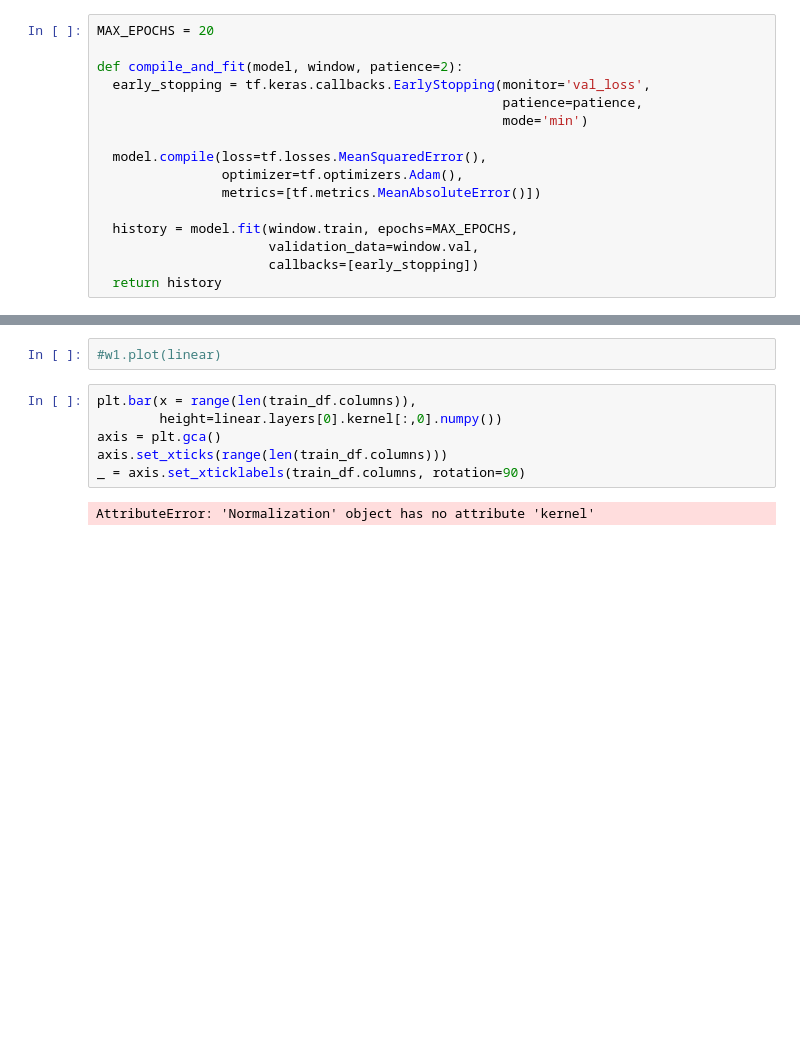
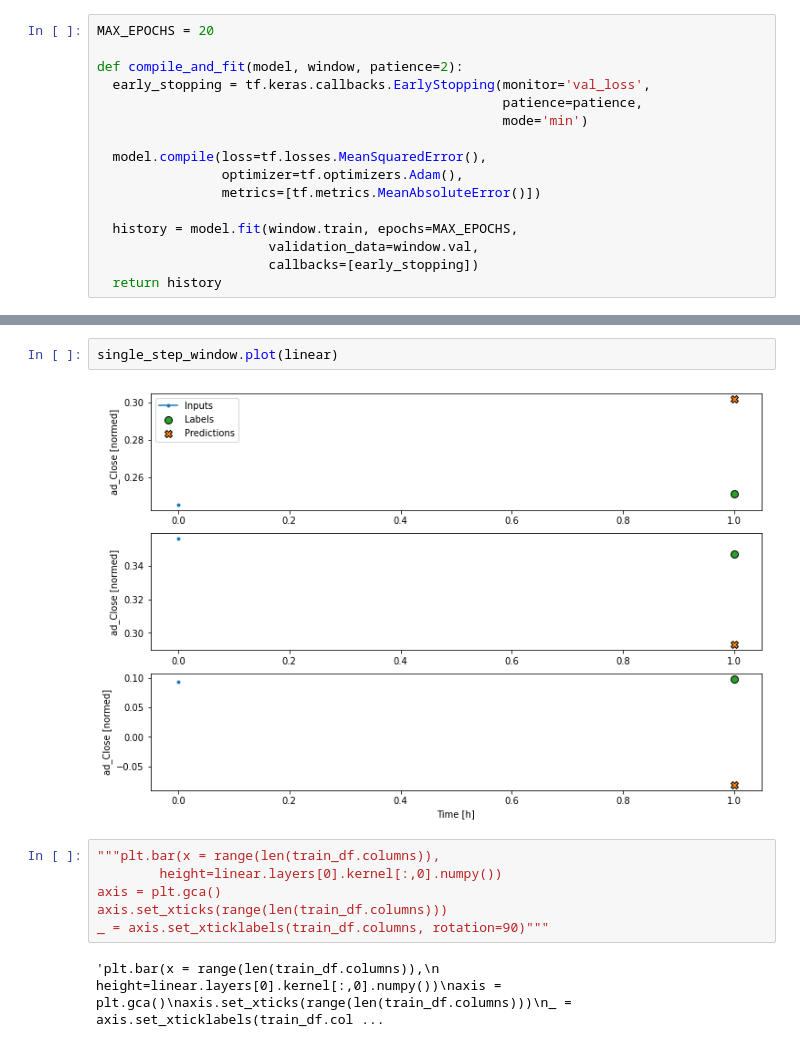
Before and after one commit to valentina-bec/tokyo-stock-exchange, a Jupyter notebook: notebooks/model_tf_adapted.ipynb, the cells around one changed output, grey strips where cells are left out. Saved outputs shown, nothing was run; the diff lists cells and outputs as text; blank space fills up the shorter version.

Commit message:
single step

```diff
--- a/notebooks/model_tf_adapted.ipynb
+++ b/notebooks/model_tf_adapted.ipynb
@@ -496,13 +511,15 @@ Epoch 20/20
 # %%
-#w1.plot(linear)
+single_step_window.plot(linear)
+# %% [output]
+[figure, added]
 # %%
-plt.bar(x = range(len(train_df.columns)),
+"""plt.bar(x = range(len(train_df.columns)),
         height=linear.layers[0].kernel[:,0].numpy())
 axis = plt.gca()
 axis.set_xticks(range(len(train_df.columns)))
-_ = axis.set_xticklabels(train_df.columns, rotation=90)
+_ = axis.set_xticklabels(train_df.columns, rotation=90)"""
 # %% [output]
-AttributeError: 'Normalization' object has no attribute 'kernel'
+'plt.bar(x = range(len(train_df.columns)),\n        height=linear.layers[0].kernel[:,0].numpy())\naxis = plt.gca()\naxis.set_xticks(range(len(train_df.columns)))\n_ = axis.set_xticklabels(train_df.col ...
 # %%
 
 #val_performance['Linear'] = linear.evaluate(wide_window.val)
```
Also changed, not shown: parts of 11 cells of this notebook, 1 other file.
